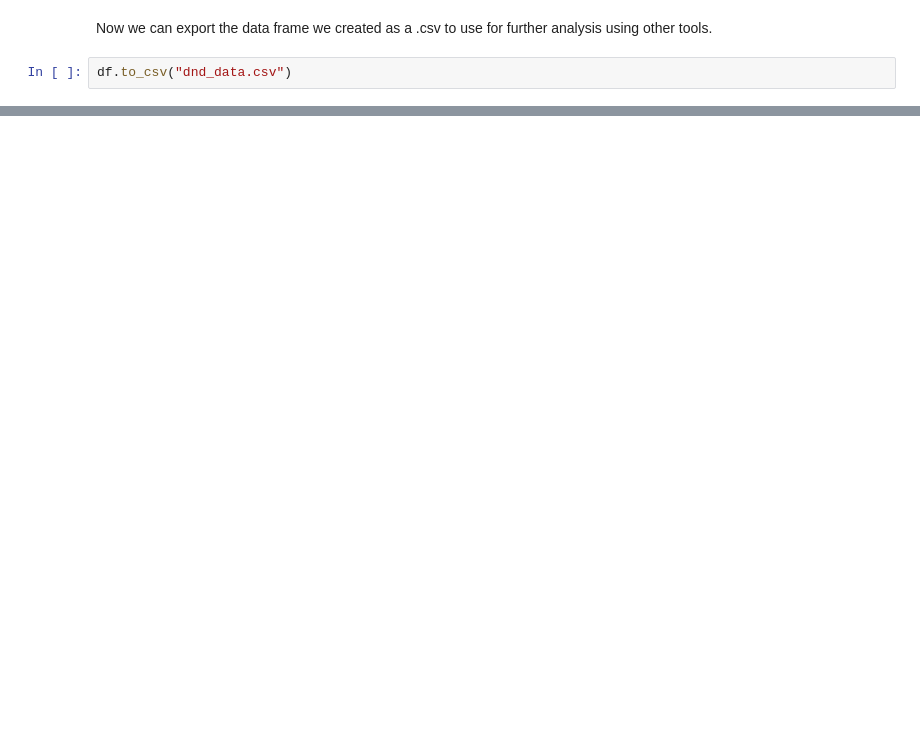
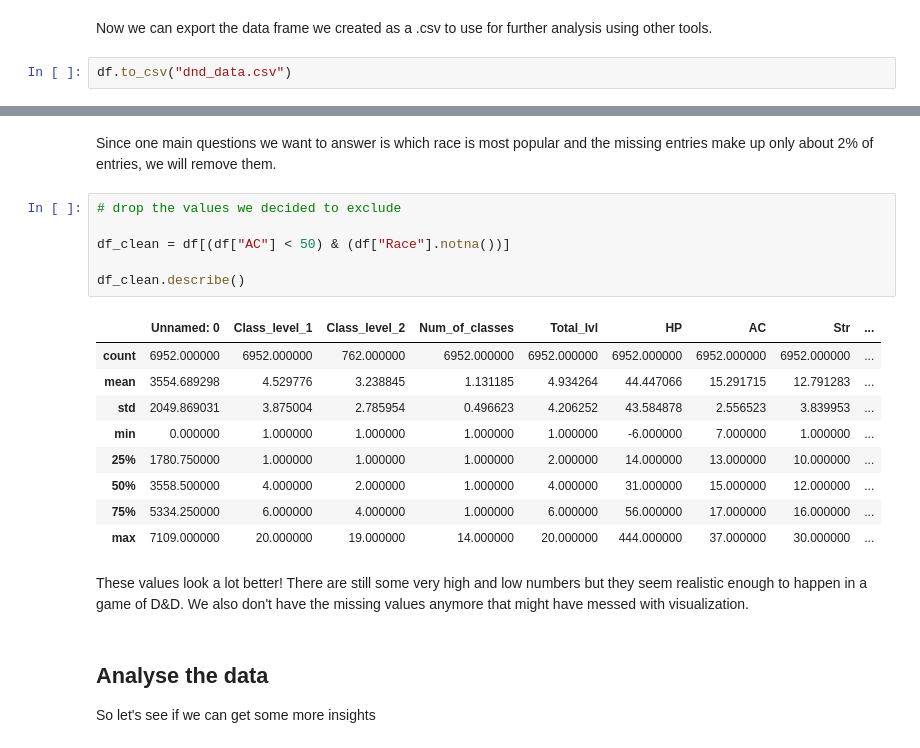
Before and after one commit to MaximeBonnin/DnD_analysis, a Jupyter notebook: jupyter_dnd_analysis.ipynb, the cells around one changed output, grey strips where cells are left out. Saved outputs shown, nothing was run; the diff lists cells and outputs as text; blank space fills up the shorter version.

```diff
--- a/jupyter_dnd_analysis.ipynb
+++ b/jupyter_dnd_analysis.ipynb
@@ -176,0 +243,23 @@ df.to_csv("dnd_data.csv")
+# %% [markdown]
+Since one main questions we want to answer is which race is most popular and the missing entries make up only about 2% of entries, we will remove them.
+# %%
+# drop the values we decided to exclude
+
+df_clean = df[(df["AC"] < 50) & (df["Race"].notna())]
+
+df_clean.describe()
+# %% [output]
+|  | Unnamed: 0 | Class_level_1 | Class_level_2 | Num_of_classes | Total_lvl | HP | AC | Str | ... |
+| count | 6952.000000 | 6952.000000 | 762.000000 | 6952.000000 | 6952.000000 | 6952.000000 | 6952.000000 | 6952.000000 | ... |
+| mean | 3554.689298 | 4.529776 | 3.238845 | 1.131185 | 4.934264 | 44.447066 | 15.291715 | 12.791283 | ... |
+| std | 2049.869031 | 3.875004 | 2.785954 | 0.496623 | 4.206252 | 43.584878 | 2.556523 | 3.839953 | ... |
+| min | 0.000000 | 1.000000 | 1.000000 | 1.000000 | 1.000000 | -6.000000 | 7.000000 | 1.000000 | ... |
+| 25% | 1780.750000 | 1.000000 | 1.000000 | 1.000000 | 2.000000 | 14.000000 | 13.000000 | 10.000000 | ... |
+| 50% | 3558.500000 | 4.000000 | 2.000000 | 1.000000 | 4.000000 | 31.000000 | 15.000000 | 12.000000 | ... |
+| 75% | 5334.250000 | 6.000000 | 4.000000 | 1.000000 | 6.000000 | 56.000000 | 17.000000 | 16.000000 | ... |
+| max | 7109.000000 | 20.000000 | 19.000000 | 14.000000 | 20.000000 | 444.000000 | 37.000000 | 30.000000 | ... |
+# %% [markdown]
+These values look a lot better! There are still some very high and low numbers but they seem realistic enough to happen in a game of D&D. We also don't have the missing values anymore that might have messed with visualization.
+# %% [markdown]
+## Analyse the data
+So let's see if we can get some more insights
```
Also changed, not shown: parts of 19 cells of this notebook.
